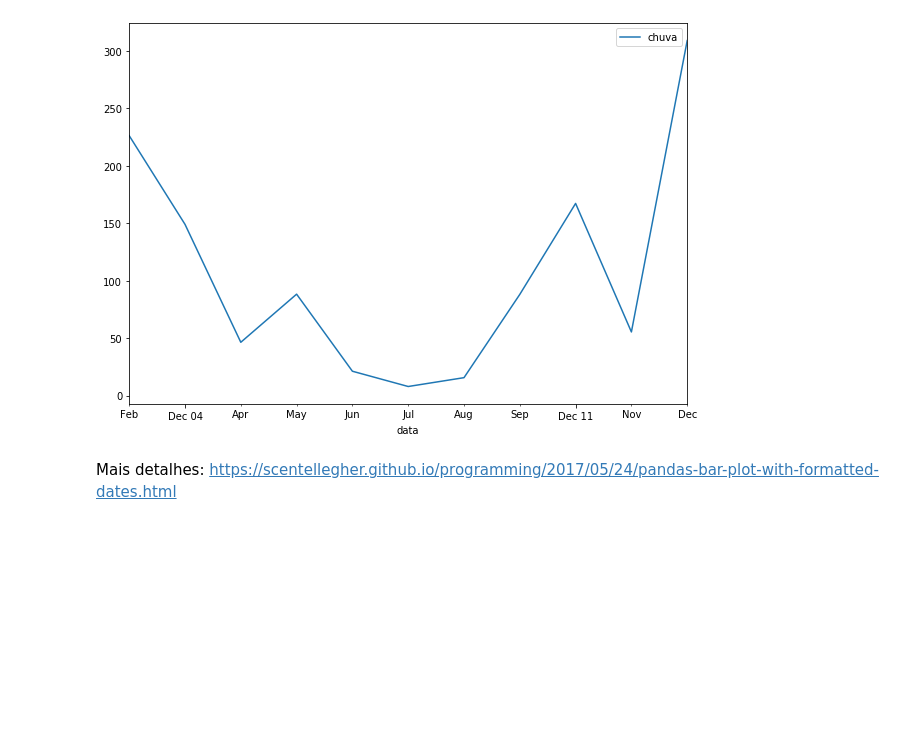
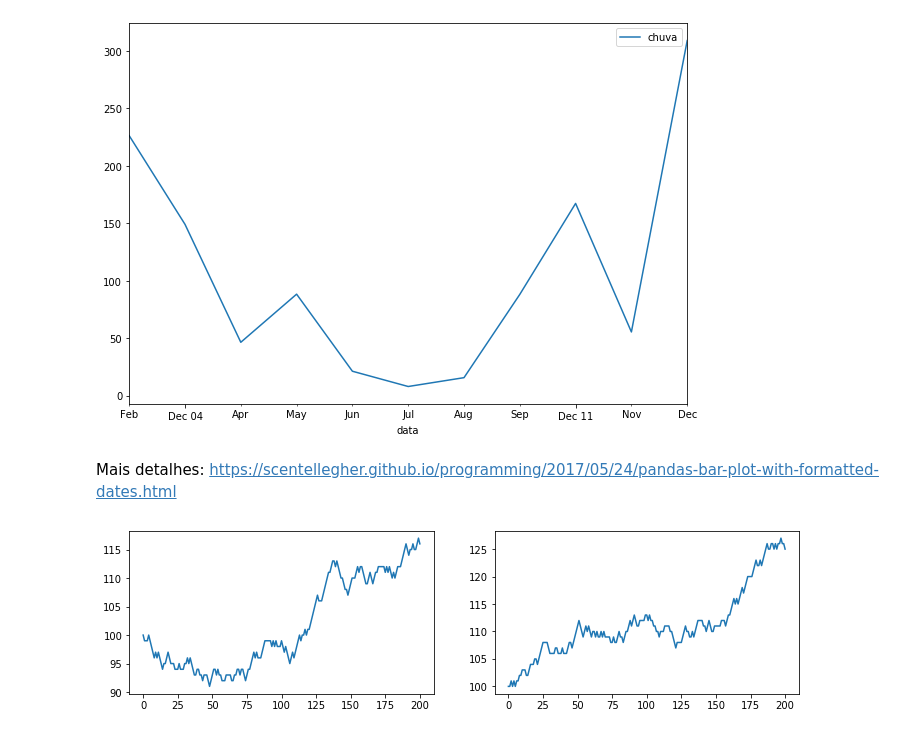
Before and after one commit to jeowf/analises-intro-python, a Jupyter notebook: Análise dengue/Análise dengue.ipynb, the cells around one changed output. Cells and saved outputs as stored; diff of their text form; code cells hidden in the pictures; blank space fills up the shorter version.

```diff
--- a/Análise dengue/Análise dengue.ipynb
+++ b/Análise dengue/Análise dengue.ipynb
@@ -89,3 +105,25 @@ ax.xaxis.set_major_formatter(mdates.DateFormatter('%b %d'))
 [figure]
 # %% [markdown]
 Mais detalhes: https://scentellegher.github.io/programming/2017/05/24/pandas-bar-plot-with-formatted-dates.html
+# %%
+import matplotlib.pyplot as plt
+import random
+
+start = -1
+end = 1
+
+a = [100]
+b = [100]
+
+for i in range(200):
+    a.append(a[i] + random.randint(start, end))
+    b.append(b[i] + random.randint(start, end))
+
+fig, axis = plt.subplots(1,2, figsize=(12,3))
+
+axis[0].plot(a)
+axis[1].plot(b)
+
+plt.show()
+# %% [output]
+[figure, added]
```
Also changed, not shown: parts of 4 cells of this notebook, 1 other file.
